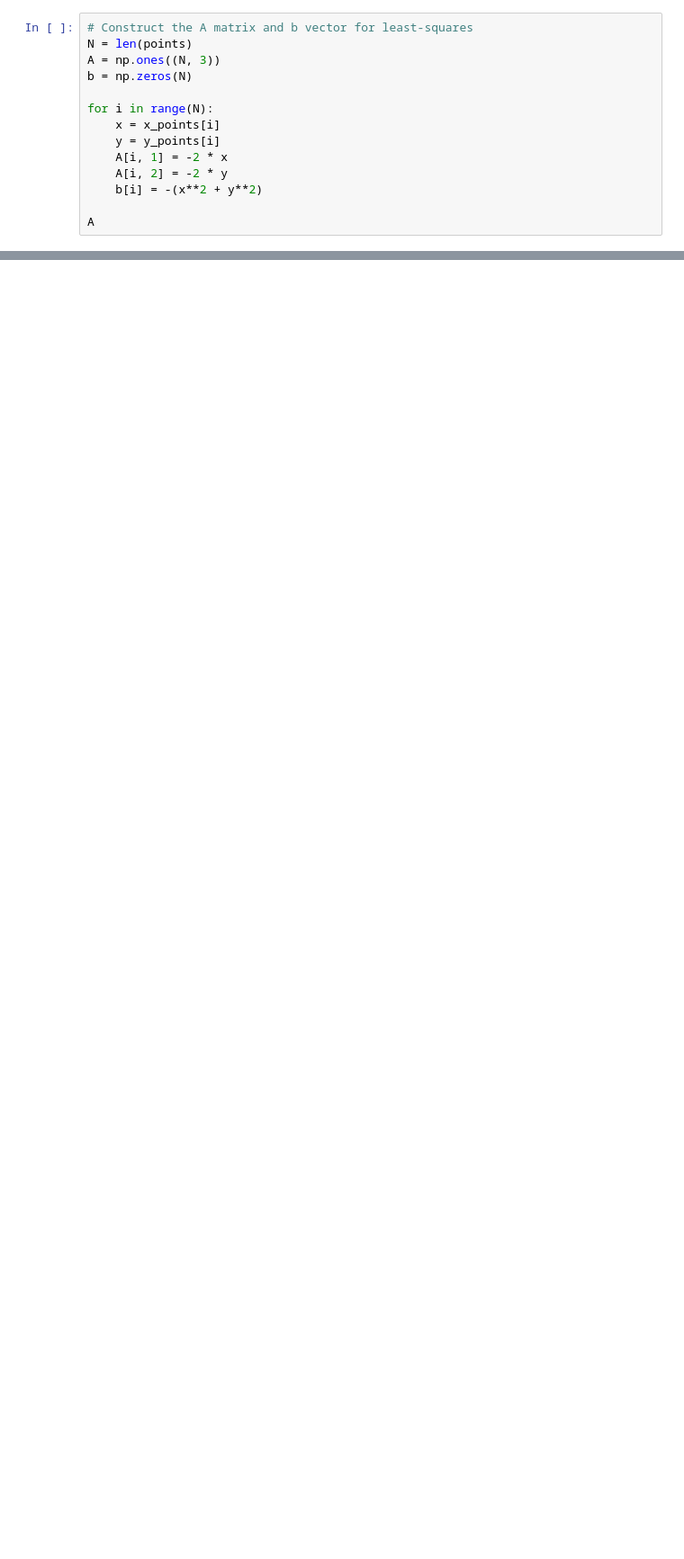
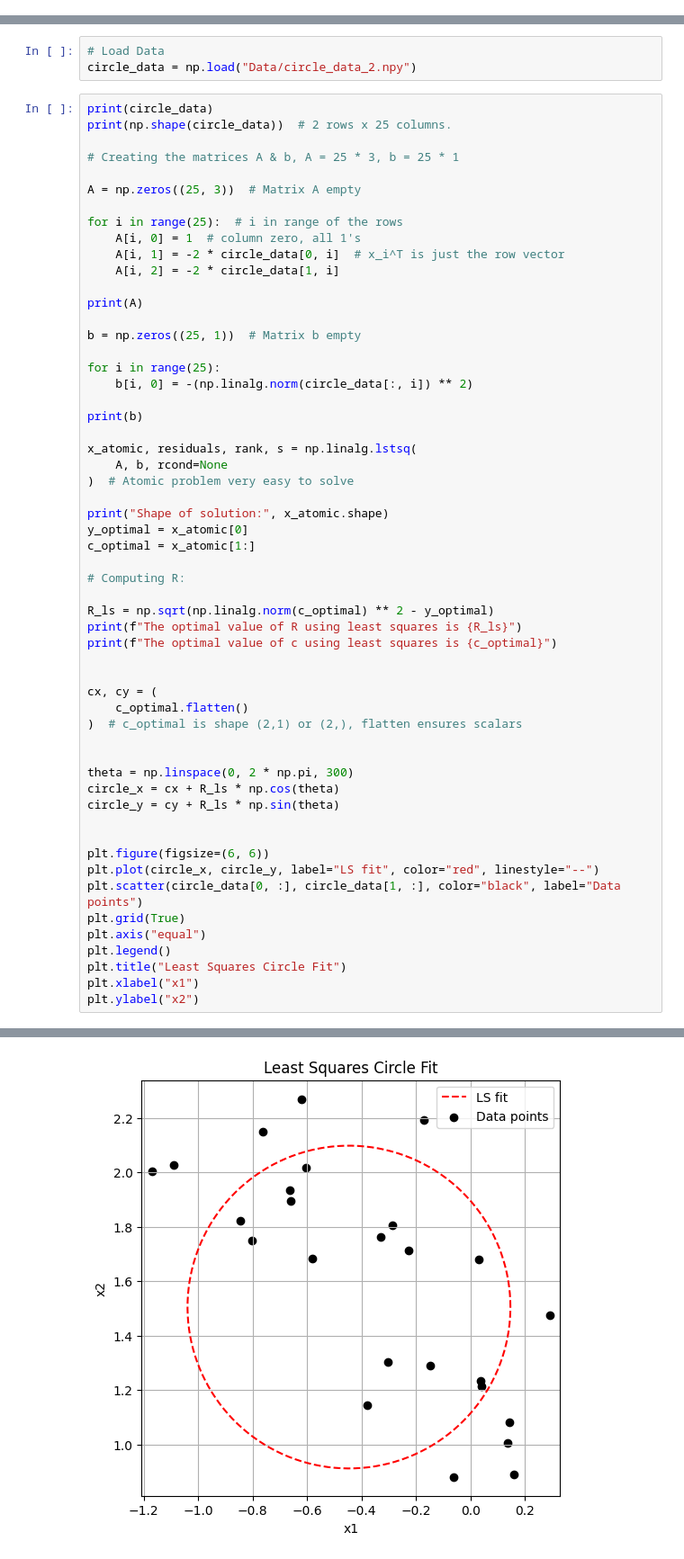
Before and after one commit to davidmarafuzgaspar/ist-optimization-algorithms-project, a Jupyter notebook: Development/Task_9.ipynb, the cells around one changed output, grey strips where cells are left out. Shown: that part at 90% size. Saved outputs shown, nothing was run; the diff lists cells and outputs as text; blank space fills up the shorter version.

```diff
--- a/Development/Task_9.ipynb
+++ b/Development/Task_9.ipynb
@@ -14,14 +11,0 @@ y_points = points[:, 1]
-# %%
-# Construct the A matrix and b vector for least-squares
-N = len(points)
-A = np.ones((N, 3))
-b = np.zeros(N)
-
-for i in range(N):
-    x = x_points[i]
-    y = y_points[i]
-    A[i, 1] = -2 * x
-    A[i, 2] = -2 * y
-    b[i] = -(x**2 + y**2)
-
-A
@@ -82,0 +12,60 @@ LS Radius: 0.5930
+# %%
+# Load Data
+circle_data = np.load("Data/circle_data_2.npy")
+# %%
+print(circle_data)
+print(np.shape(circle_data))  # 2 rows x 25 columns.
+
+# Creating the matrices A & b, A = 25 * 3, b = 25 * 1
+
+A = np.zeros((25, 3))  # Matrix A empty
+
+for i in range(25):  # i in range of the rows
+    A[i, 0] = 1  # column zero, all 1's
+    A[i, 1] = -2 * circle_data[0, i]  # x_i^T is just the row vector
+    A[i, 2] = -2 * circle_data[1, i]
+
+print(A)
+
+b = np.zeros((25, 1))  # Matrix b empty
+
+for i in range(25):
+    b[i, 0] = -(np.linalg.norm(circle_data[:, i]) ** 2)
+
+print(b)
+
+x_atomic, residuals, rank, s = np.linalg.lstsq(
+    A, b, rcond=None
+)  # Atomic problem very easy to solve
+
+print("Shape of solution:", x_atomic.shape)
+y_optimal = x_atomic[0]
+c_optimal = x_atomic[1:]
+
+# Computing R:
+
+R_ls = np.sqrt(np.linalg.norm(c_optimal) ** 2 - y_optimal)
+print(f"The optimal value of R using least squares is {R_ls}")
+print(f"The optimal value of c using least squares is {c_optimal}")
+
+
+cx, cy = (
+    c_optimal.flatten()
+)  # c_optimal is shape (2,1) or (2,), flatten ensures scalars
+
+
+theta = np.linspace(0, 2 * np.pi, 300)
+circle_x = cx + R_ls * np.cos(theta)
+circle_y = cy + R_ls * np.sin(theta)
+
+
+plt.figure(figsize=(6, 6))
+plt.plot(circle_x, circle_y, label="LS fit", color="red", linestyle="--")
+plt.scatter(circle_data[0, :], circle_data[1, :], color="black", label="Data points")
+plt.grid(True)
+plt.axis("equal")
+plt.legend()
+plt.title("Least Squares Circle Fit")
+plt.xlabel("x1")
+plt.ylabel("x2")
+# %% [output]
@@ -82,0 +90 @@ LS Radius: 0.5930
+[figure, added]
```
Also changed, not shown: parts of 7 cells of this notebook, 15 other files.
